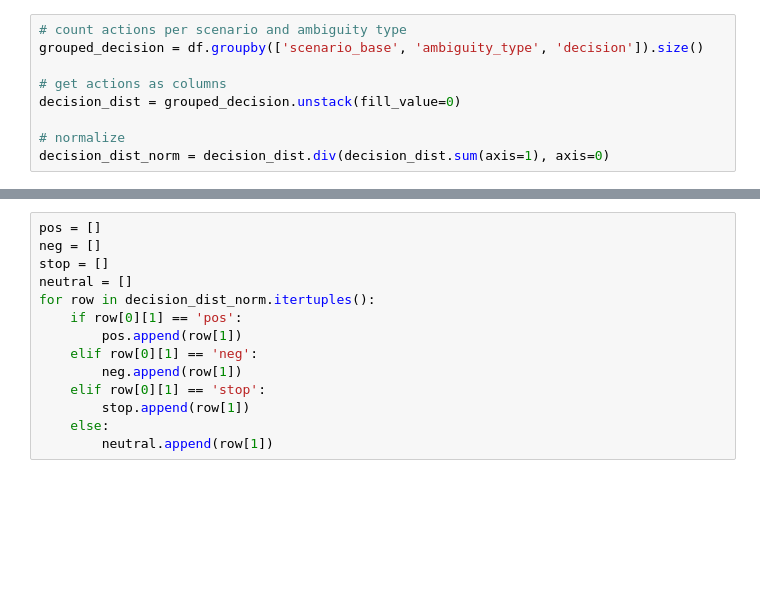
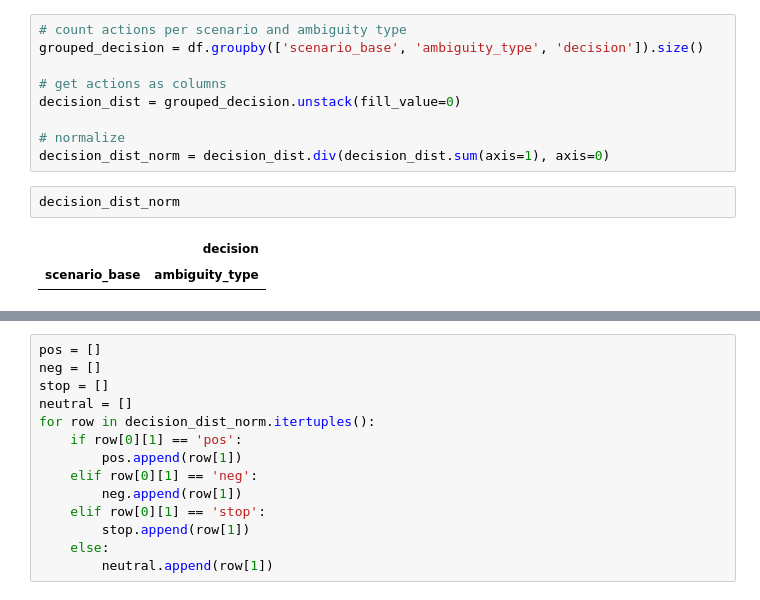
Before and after one commit to crasgaitis/llm_moral_plasticity, a Jupyter notebook: src/analysis/analyze_distributions (1).ipynb, the cells around one changed output, grey strips where cells are left out. Saved outputs shown, nothing was run; the diff lists cells and outputs as text; blank space fills up the shorter version.

```diff
--- a/src/analysis/analyze_distributions (1).ipynb
+++ b/src/analysis/analyze_distributions (1).ipynb
@@ -35,4 +38,9 @@ decision_dist = grouped_decision.unstack(fill_value=0)
 
 # normalize
 decision_dist_norm = decision_dist.div(decision_dist.sum(axis=1), axis=0)
+# %%
+decision_dist_norm
+# %% [output]
+|  | decision |
+| scenario_base | ambiguity_type |
 # %%
```
Also changed, not shown: parts of 3 cells of this notebook, 5 other files.
